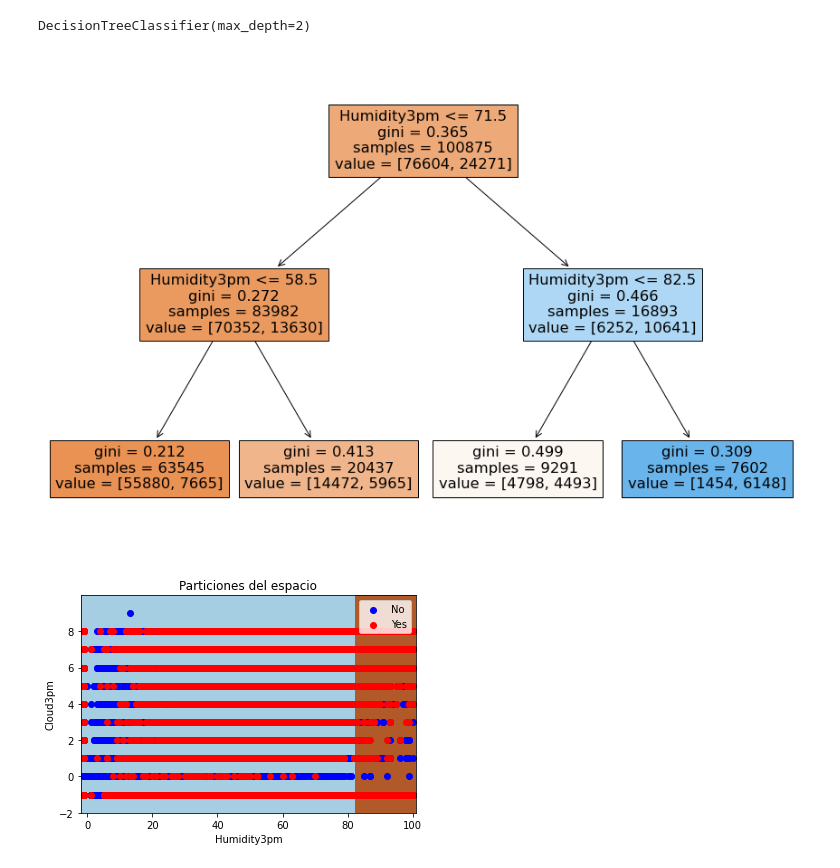
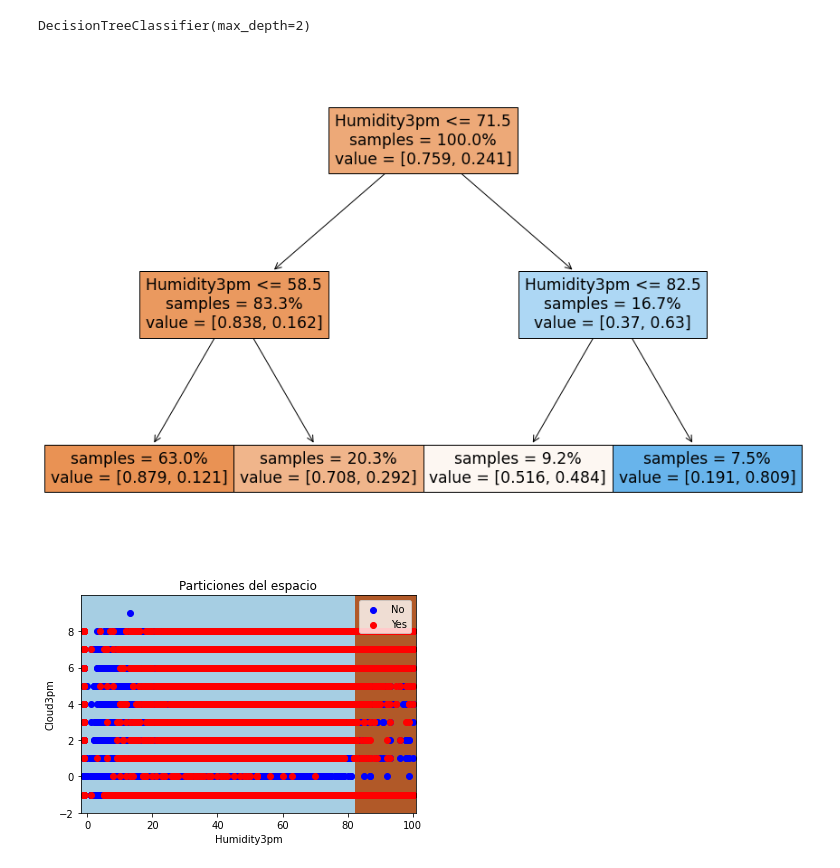
Before and after one commit to GinesMeca/TFG, a Jupyter notebook: notebooks/3. CART Decision Trees.ipynb, the cells around one changed output. Drawn from its saved outputs; the diff is of its cells as text; code cells hidden in the pictures.

```diff
--- a/notebooks/3. CART Decision Trees.ipynb
+++ b/notebooks/3. CART Decision Trees.ipynb
@@ -55,9 +55,9 @@ model_tree.fit(train[model_columns],train.RainTomorrow)
 DecisionTreeClassifier(max_depth=2)
 # %%
 plt.figure(figsize = (15, 10))
-plot_tree(model_tree, feature_names = model_columns, filled = True);
+plot_tree(model_tree, feature_names = model_columns, filled = True, impurity = False, proportion = True);
 # %% [output]
-[figure, old version]
+[figure, new version]
 # %%
 x_ex1 = weather[model_columns].fillna(-1)
 y_ex1 = weather.RainTomorrow
```
Also changed, not shown: 8 other files.
